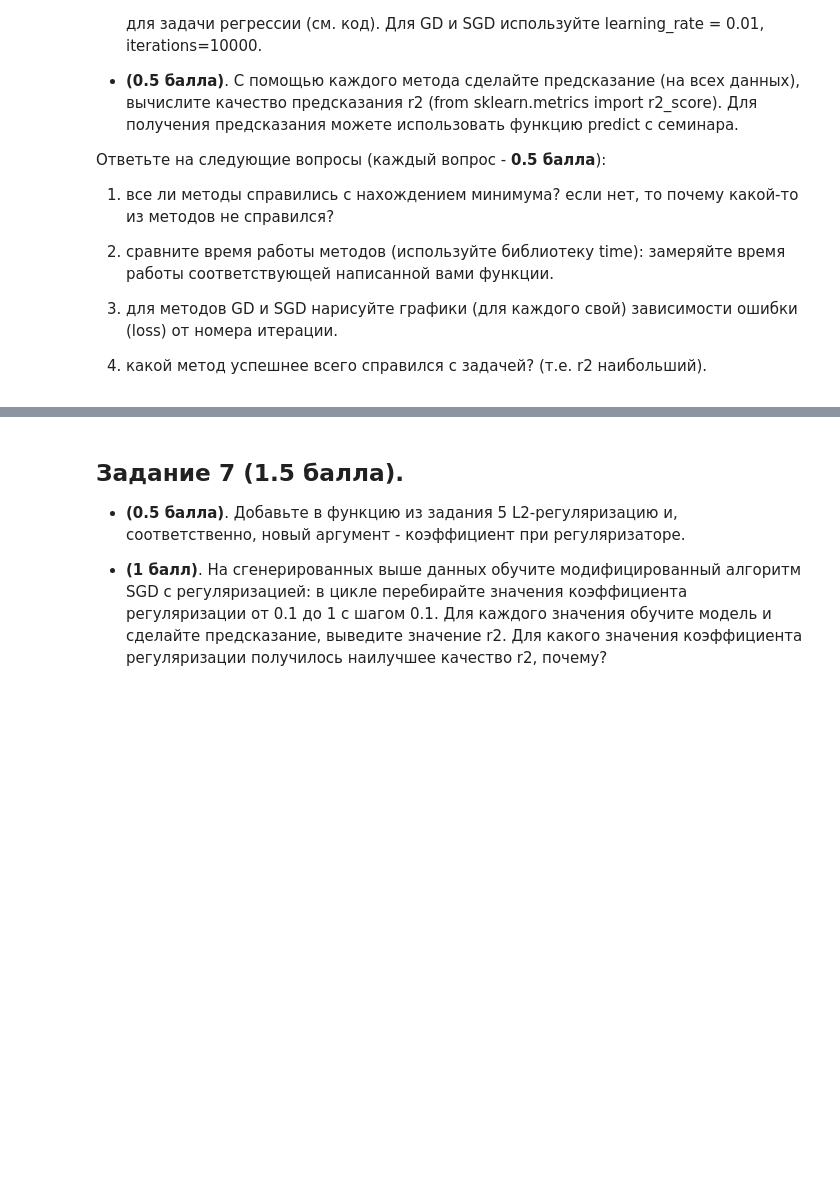
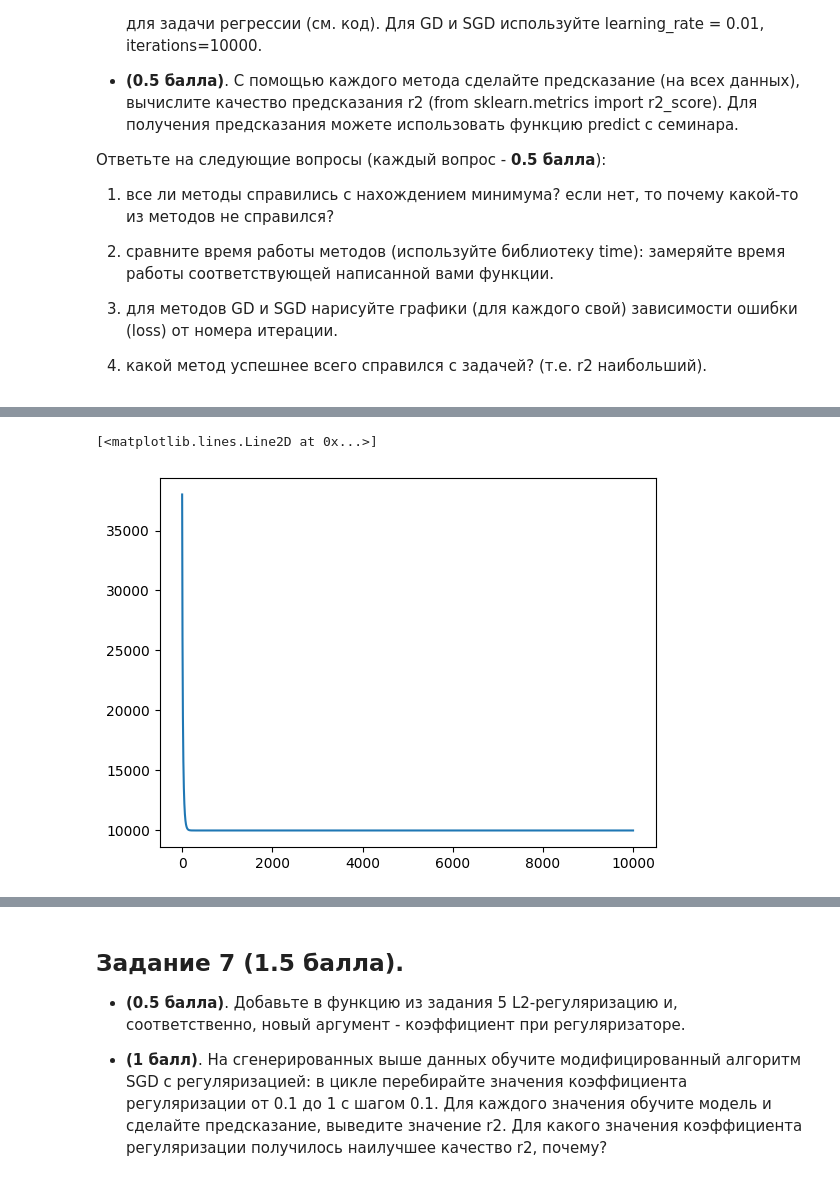
Before and after one commit to sal0m/HSE_ML_hw2, a Jupyter notebook: Hometasks/Pro/AI_HW2_GD_pro.ipynb, the cells around one changed output, grey strips where cells are left out. Saved outputs shown, nothing was run; the diff lists cells and outputs as text; code cells hidden in the pictures; blank space fills up the shorter version.

```diff
--- a/Hometasks/Pro/AI_HW2_GD_pro.ipynb
+++ b/Hometasks/Pro/AI_HW2_GD_pro.ipynb
@@ -201,3 +197,18 @@ def stochastic_gradient_descent(X, y, learning_rate, iterations):
 3) для методов GD и SGD нарисуйте графики (для каждого свой) зависимости ошибки (loss) от номера итерации.
 
 4) какой метод успешнее всего справился с задачей? (т.е. r2 наибольший).
+# %%
+def gradient_descent(X, y, learning_rate, iterations):
+
+    X = np.hstack((np.ones((X.shape[0], 1)), X))
+    params = np.random.rand(X.shape[1])
+
+    m = X.shape[0]
+
+    cost_track = np.zeros((iterations,1))
+
+    for i in range(iterations):
+        params = params - 2./m * learning_rate * (X.T @ ((X @ params) - y))
+        cost_track[i] = compute_cost(X, y, params)
+
+    return cost_track, params
@@ -221,0 +248,2 @@ your text here
+# %%
+track_grad, w_grad = gradient_descent(X, y, 0.01, 10_000)
@@ -221,0 +325,5 @@ your text here
+# %%
+plt.plot(track_grad)
+# %% [output]
+[<matplotlib.lines.Line2D at 0x...>]
+[figure, added]
```
Also changed, not shown: parts of 40 cells of this notebook.
